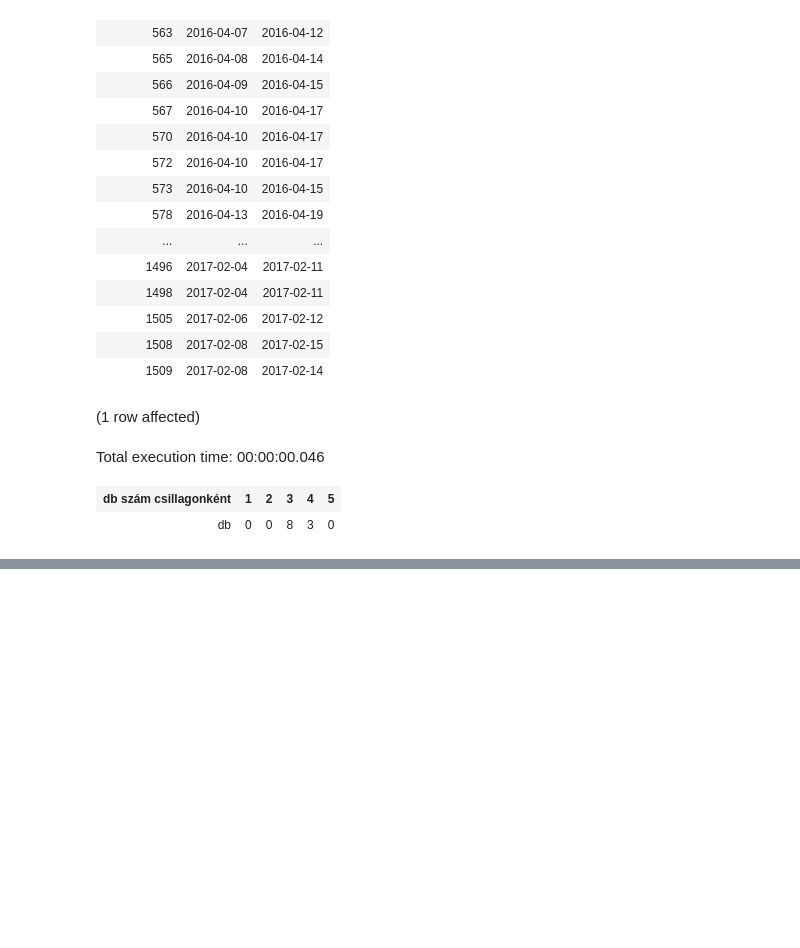
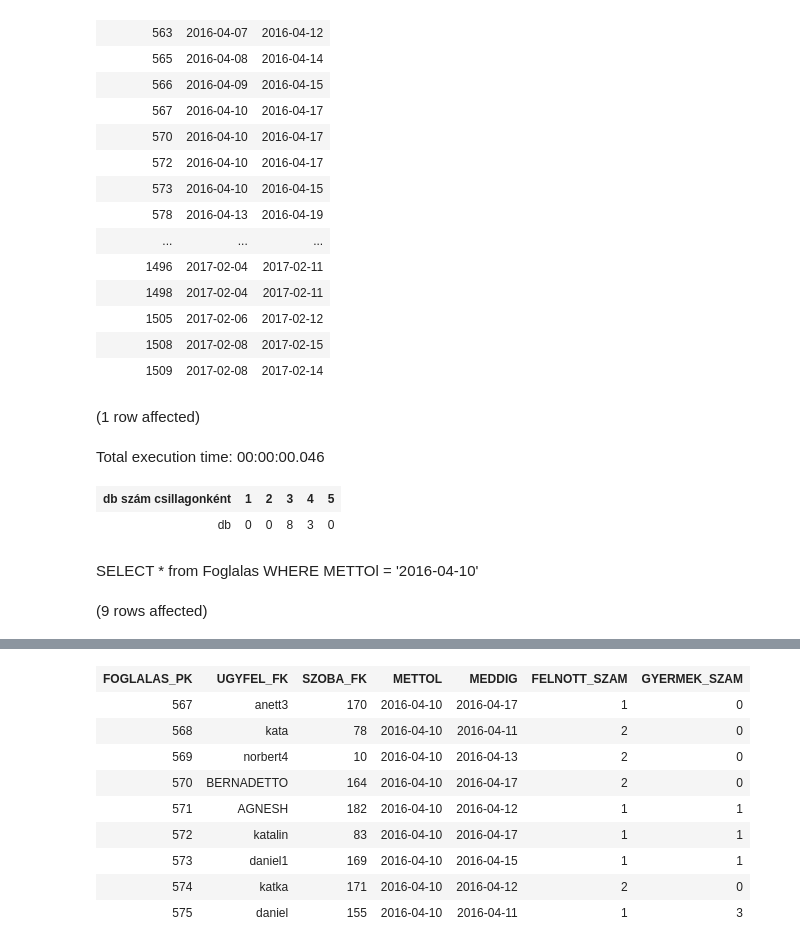
Before and after one commit to Peti3504/ads, a Jupyter notebook: 6.gyakorlat.ipynb, the cells around one changed output, grey strips where cells are left out. Cells and saved outputs as stored; diff of their text form; code cells hidden in the pictures; blank space fills up the shorter version.

```diff
--- a/6.gyakorlat.ipynb
+++ b/6.gyakorlat.ipynb
@@ -147,3 +147,18 @@ AS pivottabla
 Total execution time: 00:00:00.046
 | db szám csillagonként | 1 | 2 | 3 | 4 | 5 |
 | db | 0 | 0 | 8 | 3 | 0 |
+# %%
+--Kérdezzük le az adott napi foglalásokat! (pl: 2016-04-10)
+
+--A napot változóként adjuk meg
+--Alkalmazzunk dinamikus lekérdezést!
+
+DECLARE @datum date = '2016-04-10'
+DECLARE @sql NVARCHAR(1000)
+set @sql = N'SELECT * from Foglalas WHERE METTOl = ''' +
+CAST(@datum as nvarchar(10)) + ''''
+PRINT @sql
+EXEC(@sql)
+# %% [output]
+SELECT * from Foglalas WHERE METTOl = '2016-04-10'
+(9 rows affected)
@@ -149,0 +166,10 @@ Total execution time: 00:00:00.046
+| FOGLALAS_PK | UGYFEL_FK | SZOBA_FK | METTOL | MEDDIG | FELNOTT_SZAM | GYERMEK_SZAM |
+| 567 | anett3 | 170 | 2016-04-10 | 2016-04-17 | 1 | 0 |
+| 568 | kata | 78 | 2016-04-10 | 2016-04-11 | 2 | 0 |
+| 569 | norbert4 | 10 | 2016-04-10 | 2016-04-13 | 2 | 0 |
+| 570 | BERNADETTO | 164 | 2016-04-10 | 2016-04-17 | 2 | 0 |
+| 571 | AGNESH | 182 | 2016-04-10 | 2016-04-12 | 1 | 1 |
+| 572 | katalin | 83 | 2016-04-10 | 2016-04-17 | 1 | 1 |
+| 573 | daniel1 | 169 | 2016-04-10 | 2016-04-15 | 1 | 1 |
+| 574 | katka | 171 | 2016-04-10 | 2016-04-12 | 2 | 0 |
+| 575 | daniel | 155 | 2016-04-10 | 2016-04-11 | 1 | 3 |
```
Also changed, not shown: parts of 1 cell of this notebook.
